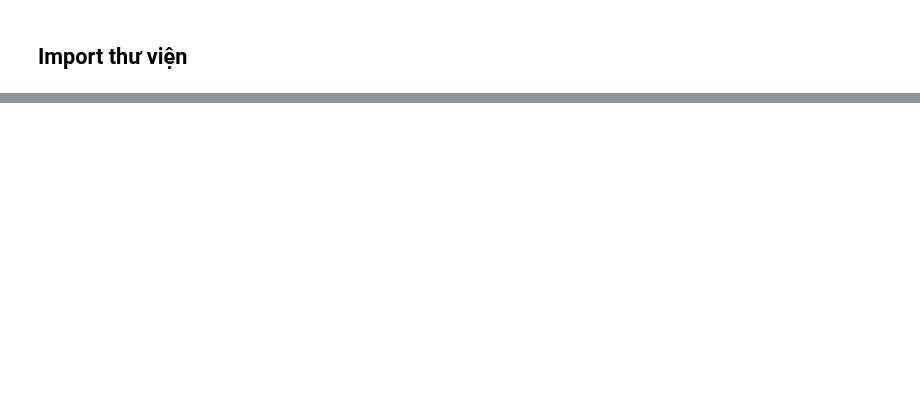
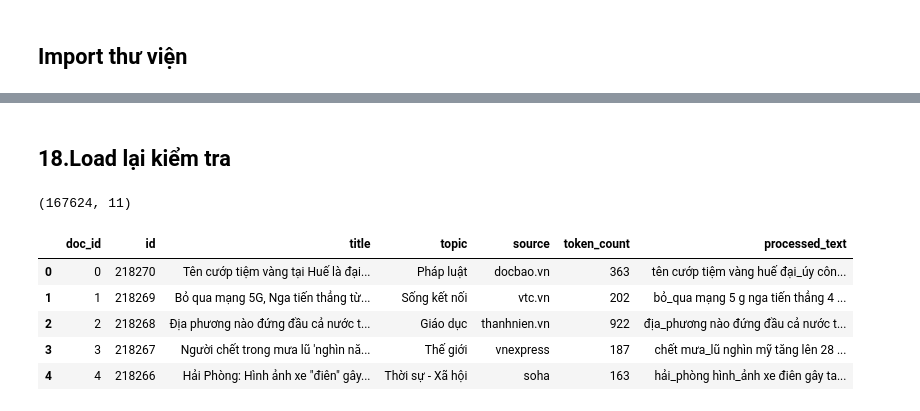
Before and after one commit to ptn614/BTL_IR, a Jupyter notebook: notebooks/01_preprocessing.ipynb, the cells around one changed output, grey strips where cells are left out. Saved outputs shown, nothing was run; the diff lists cells and outputs as text; code cells hidden in the pictures; blank space fills up the shorter version.

```diff
--- a/notebooks/01_preprocessing.ipynb
+++ b/notebooks/01_preprocessing.ipynb
@@ -12,10 +16,8 @@ from underthesea import word_tokenize
 # %%
 DATA_PATH = "../data/raw/news_dataset.json"
 
-with open(DATA_PATH, "r", encoding="utf-8") as f:
-    data = json.load(f)
+OUTPUT_DIR = "../data/processed"
+os.makedirs(OUTPUT_DIR, exist_ok=True)
 
-df = pd.DataFrame(data)
-
-print("Shape:", df.shape)
-df.head()
+OUTPUT_PKL = os.path.join(OUTPUT_DIR, "news_processed.pkl")
+OUTPUT_CSV = os.path.join(OUTPUT_DIR, "news_processed.csv")
@@ -161,0 +336,24 @@ Saved processed data to: ../data/processed/news_processed.pkl
+# %% [markdown]
+## 18.Load lại kiểm tra
+# %%
+test_df = pd.read_pickle(OUTPUT_PKL)
+
+print(test_df.shape)
+
+test_df[[
+    "doc_id",
+    "id",
+    "title",
+    "topic",
+    "source",
+    "token_count",
+    "processed_text"
+]].head()
+# %% [output]
+(167624, 11)
+|  | doc_id | id | title | topic | source | token_count | processed_text |
+| 0 | 0 | 218270 | Tên cướp tiệm vàng tại Huế là đại... | Pháp luật | docbao.vn | 363 | tên cướp tiệm vàng huế đại_úy côn... |
+| 1 | 1 | 218269 | Bỏ qua mạng 5G, Nga tiến thẳng từ... | Sống kết nối | vtc.vn | 202 | bỏ_qua mạng 5 g nga tiến thẳng 4 ... |
+| 2 | 2 | 218268 | Địa phương nào đứng đầu cả nước t... | Giáo dục | thanhnien.vn | 922 | địa_phương nào đứng đầu cả nước t... |
+| 3 | 3 | 218267 | Người chết trong mưa lũ 'nghìn nă... | Thế giới | vnexpress | 187 | chết mưa_lũ nghìn mỹ tăng lên 28 ... |
+| 4 | 4 | 218266 | Hải Phòng: Hình ảnh xe "điên" gây... | Thời sự - Xã hội | soha | 163 | hải_phòng hình_ảnh xe điên gây ta... |
```
Also changed, not shown: parts of 34 cells of this notebook.
